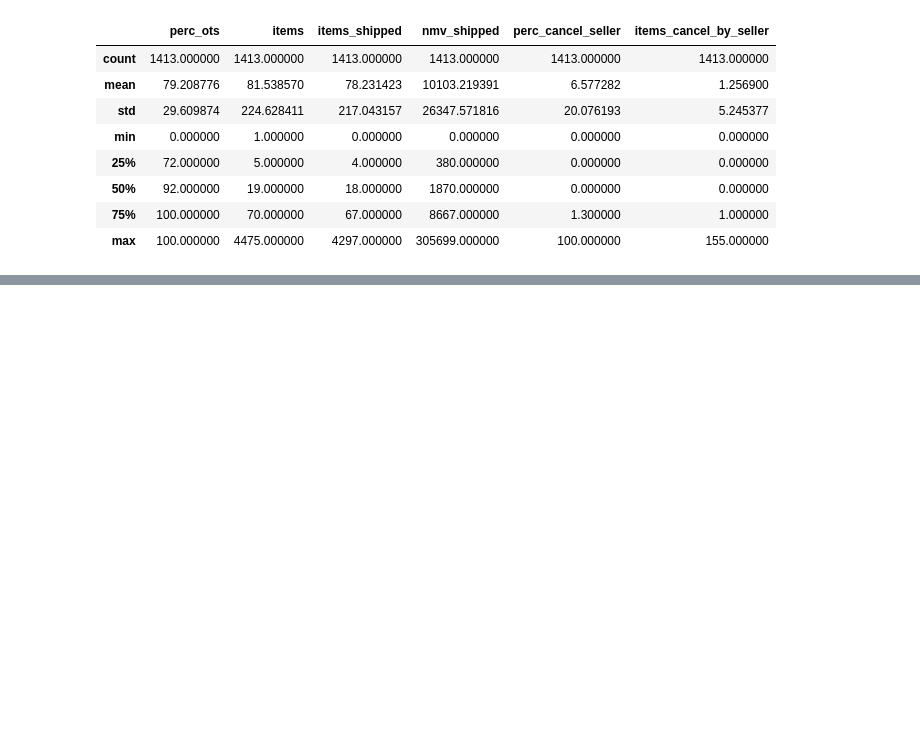
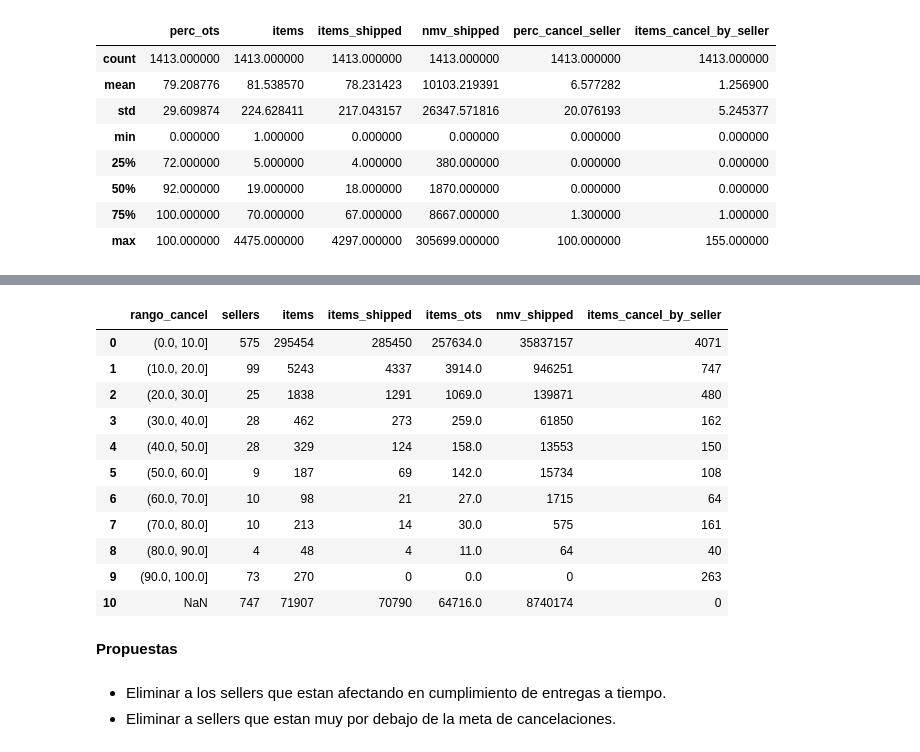
Before and after one commit to gflores1092/ClasesMissYera, a Jupyter notebook: Python/Caso_de_negocio.ipynb, the cells around one changed output, grey strips where cells are left out. Saved outputs shown, nothing was run; the diff lists cells and outputs as text; code cells hidden in the pictures; blank space fills up the shorter version.

```diff
--- a/Python/Caso_de_negocio.ipynb
+++ b/Python/Caso_de_negocio.ipynb
@@ -278,0 +472,41 @@ df1.describe()
+# %%
+# Agrupar en base a perc_cancel_seller
+# Vamos a generar rangos en perc_cancel_seller por cada 10 puntos
+
+(
+    df2
+    .assign(items_ots = lambda x: round(x['items'] * x['perc_ots']/100, 0))
+    .assign(
+        rango_cancel = lambda x: pd.cut(
+            x['perc_cancel_seller'],
+            bins = [0, 10, 20, 30, 40, 50, 60, 70, 80, 90, 100])
+    )
+    .groupby(['rango_cancel'], dropna=False)
+    .agg(
+        sellers = ('seller_id', 'nunique'),
+        items = ('items', 'sum'),
+        items_shipped = ('items_shipped', 'sum'),
+        items_ots = ('items_ots', 'sum'),
+        nmv_shipped = ('nmv_shipped', 'sum'),
+        items_cancel_by_seller = ('items_cancel_by_seller', 'sum')
+    )
+    .reset_index()
+)
+# %% [output]
+|  | rango_cancel | sellers | items | items_shipped | items_ots | nmv_shipped | items_cancel_by_seller |
+| 0 | (0.0, 10.0] | 575 | 295454 | 285450 | 257634.0 | 35837157 | 4071 |
+| 1 | (10.0, 20.0] | 99 | 5243 | 4337 | 3914.0 | 946251 | 747 |
+| 2 | (20.0, 30.0] | 25 | 1838 | 1291 | 1069.0 | 139871 | 480 |
+| 3 | (30.0, 40.0] | 28 | 462 | 273 | 259.0 | 61850 | 162 |
+| 4 | (40.0, 50.0] | 28 | 329 | 124 | 158.0 | 13553 | 150 |
+| 5 | (50.0, 60.0] | 9 | 187 | 69 | 142.0 | 15734 | 108 |
+| 6 | (60.0, 70.0] | 10 | 98 | 21 | 27.0 | 1715 | 64 |
+| 7 | (70.0, 80.0] | 10 | 213 | 14 | 30.0 | 575 | 161 |
+| 8 | (80.0, 90.0] | 4 | 48 | 4 | 11.0 | 64 | 40 |
+| 9 | (90.0, 100.0] | 73 | 270 | 0 | 0.0 | 0 | 263 |
+| 10 | NaN | 747 | 71907 | 70790 | 64716.0 | 8740174 | 0 |
+# %% [markdown]
+**Propuestas**
+# %% [markdown]
+- Eliminar a los sellers que estan afectando en cumplimiento de entregas a tiempo.
+- Eliminar a sellers que estan muy por debajo de la meta de cancelaciones.
```
Also changed, not shown: parts of 11 cells of this notebook.
